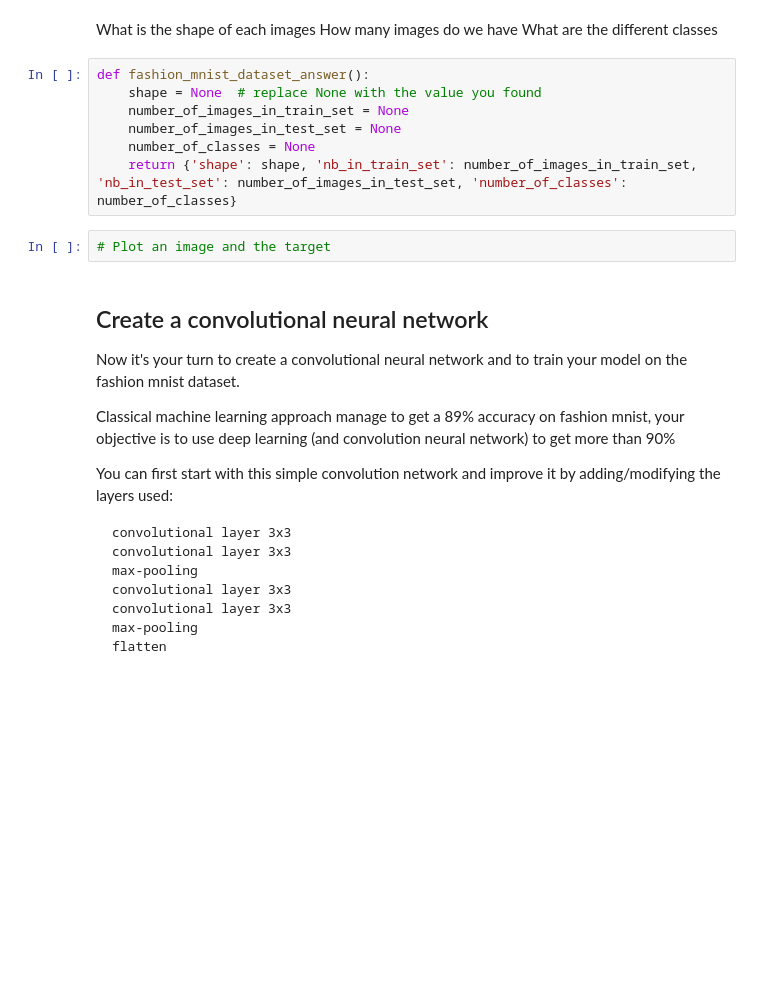
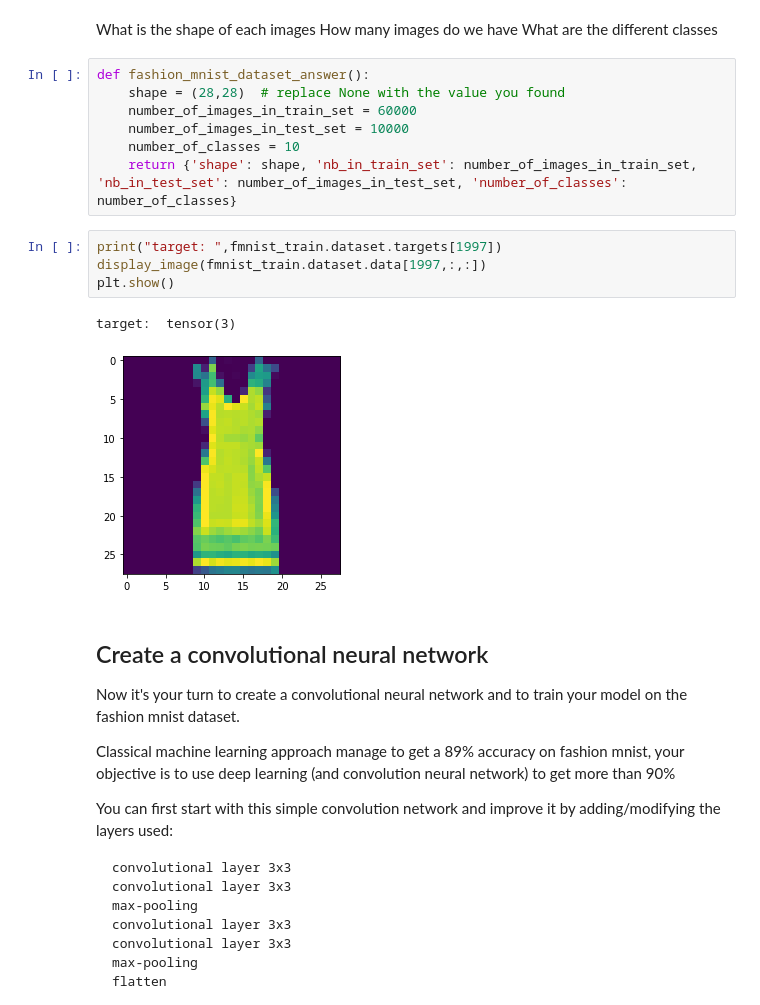
Before and after one commit to DL-ECE/tp2-deeplearningonimages-GuilhemCouvin17, a Jupyter notebook: convolution.ipynb, the cells around one changed output. Saved outputs shown, nothing was run; the diff lists cells and outputs as text; blank space fills up the shorter version.

```diff
--- a/convolution.ipynb
+++ b/convolution.ipynb
@@ -840,13 +920,18 @@ How many images do we have
 What are the different classes
 # %%
 def fashion_mnist_dataset_answer():
-    shape = None  # replace None with the value you found
-    number_of_images_in_train_set = None
-    number_of_images_in_test_set = None
-    number_of_classes = None
+    shape = (28,28)  # replace None with the value you found
+    number_of_images_in_train_set = 60000
+    number_of_images_in_test_set = 10000
+    number_of_classes = 10
     return {'shape': shape, 'nb_in_train_set': number_of_images_in_train_set, 'nb_in_test_set': number_of_images_in_test_set, 'number_of_classes': number_of_classes}
-# %%
-# Plot an image and the target
+# %%
+print("target: ",fmnist_train.dataset.targets[1997])
+display_image(fmnist_train.dataset.data[1997,:,:])
+plt.show()
+# %% [output]
+target:  tensor(3)
+[figure, added]
 # %% [markdown]
 ## Create a convolutional neural network
 
```
Also changed, not shown: parts of 16 cells of this notebook.
